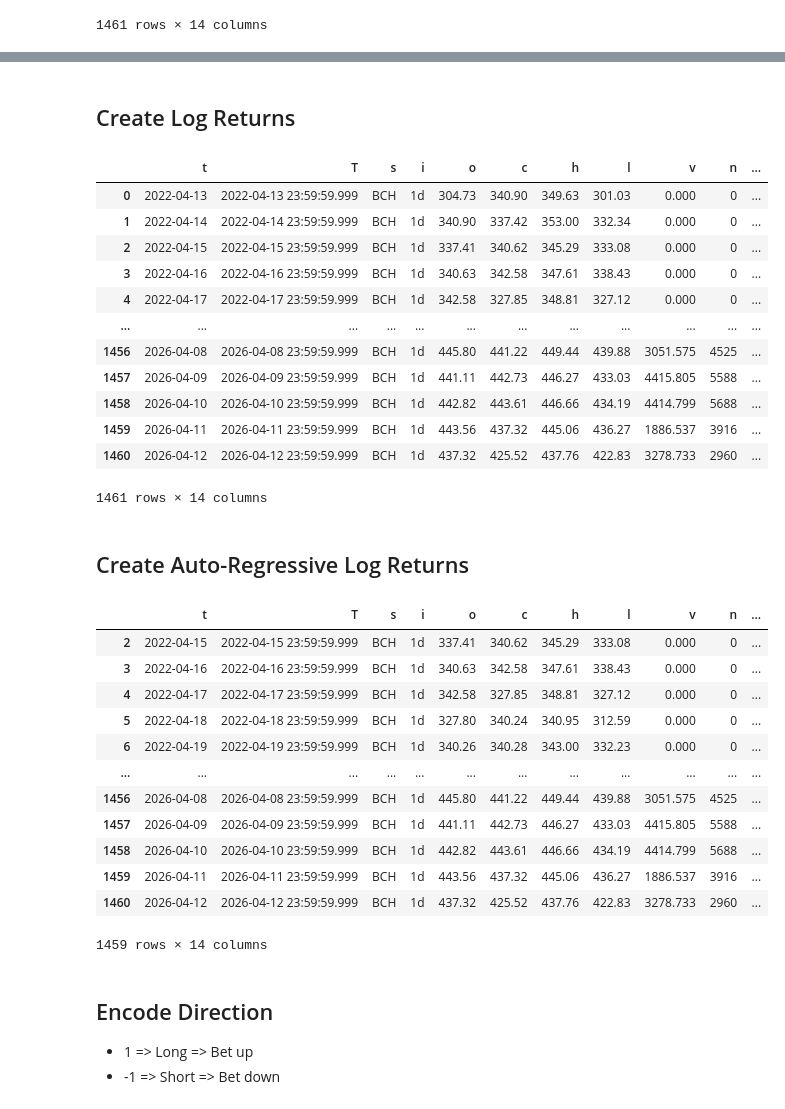
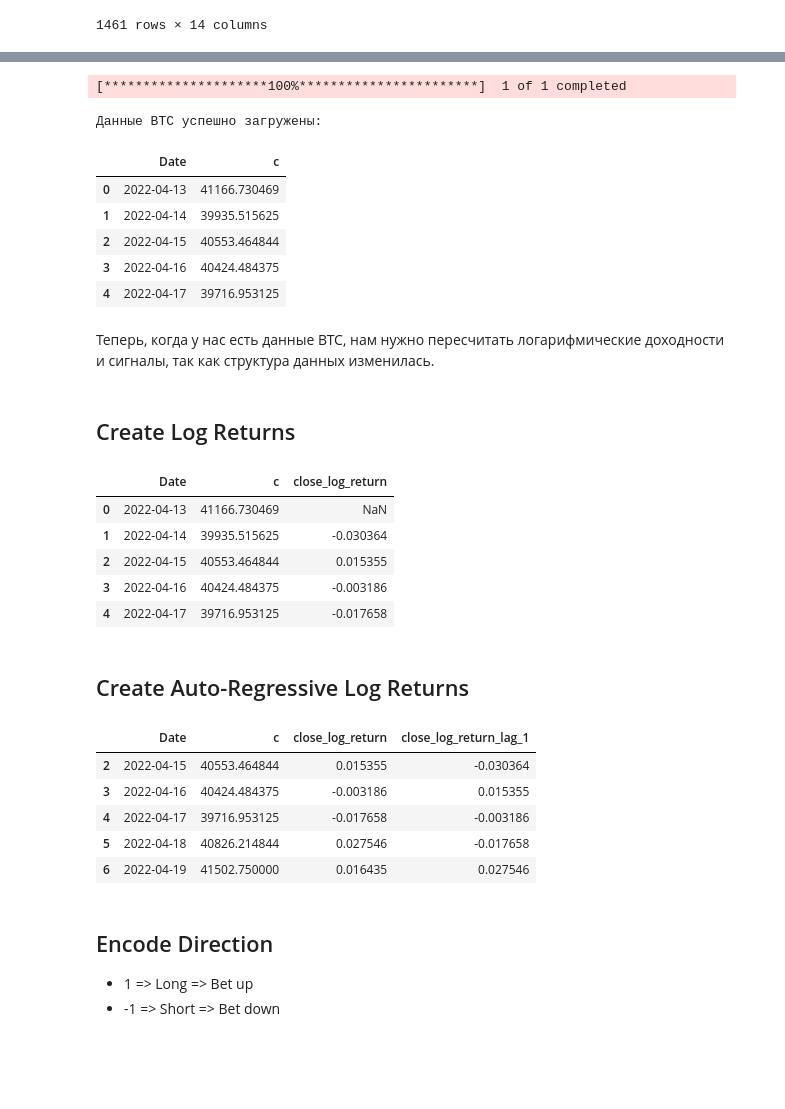
Before and after one commit to alxmzr/Colab, a Jupyter notebook: mean_reversion_strategy_with_fees.ipynb, the cells around one changed output, grey strips where cells are left out. Saved outputs shown, nothing was run; the diff lists cells and outputs as text; code cells hidden in the pictures; blank space fills up the shorter version.

```diff
--- a/mean_reversion_strategy_with_fees.ipynb
+++ b/mean_reversion_strategy_with_fees.ipynb
@@ -47,42 +67,54 @@ df
+# %%
+import yfinance as yf
+
+# Загружаем данные BTC-USD
+# Мы возьмем тот же период или последние несколько лет для анализа
+btc_data = yf.download('BTC-USD', start='2022-04-13')
+
+# Приводим структуру к нашему формату (используем цену Close как 'c')
+df = btc_data[['Close']].copy()
+df.columns = ['c']
+df.reset_index(inplace=True)
+
+print("Данные BTC успешно загружены:")
+display(df.head())
+# %% [output]
+[*********************100%***********************]  1 of 1 completed
+Данные BTC успешно загружены:
+|  | Date | c |
+| 0 | 2022-04-13 | 41166.730469 |
+| 1 | 2022-04-14 | 39935.515625 |
+| 2 | 2022-04-15 | 40553.464844 |
+| 3 | 2022-04-16 | 40424.484375 |
+| 4 | 2022-04-17 | 39716.953125 |
+# %% [markdown]
+Теперь, когда у нас есть данные BTC, нам нужно пересчитать логарифмические доходности и сигналы, так как структура данных изменилась.
 # %% [markdown]
 ## Create Log Returns
 # %%
-df['close_log_return'] = np.log(df['c']/df['c'].shift(1))
-df
+df = df.copy()
+df['close_log_return'] = np.log(df['c'] / df['c'].shift(1))
+display(df.head())
 # %% [output]
-|  | t | T | s | i | o | c | h | l | v | n | ... |
-| 0 | 2022-04-13 | 2022-04-13 23:59:59.999 | BCH | 1d | 304.73 | 340.90 | 349.63 | 301.03 | 0.000 | 0 | ... |
-| 1 | 2022-04-14 | 2022-04-14 23:59:59.999 | BCH | 1d | 340.90 | 337.42 | 353.00 | 332.34 | 0.000 | 0 | ... |
-| 2 | 2022-04-15 | 2022-04-15 23:59:59.999 | BCH | 1d | 337.41 | 340.62 | 345.29 | 333.08 | 0.000 | 0 | ... |
-| 3 | 2022-04-16 | 2022-04-16 23:59:59.999 | BCH | 1d | 340.63 | 342.58 | 347.61 | 338.43 | 0.000 | 0 | ... |
-| 4 | 2022-04-17 | 2022-04-17 23:59:59.999 | BCH | 1d | 342.58 | 327.85 | 348.81 | 327.12 | 0.000 | 0 | ... |
-| ... | ... | ... | ... | ... | ... | ... | ... | ... | ... | ... | ... |
-| 1456 | 2026-04-08 | 2026-04-08 23:59:59.999 | BCH | 1d | 445.80 | 441.22 | 449.44 | 439.88 | 3051.575 | 4525 | ... |
-| 1457 | 2026-04-09 | 2026-04-09 23:59:59.999 | BCH | 1d | 441.11 | 442.73 | 446.27 | 433.03 | 4415.805 | 5588 | ... |
-| 1458 | 2026-04-10 | 2026-04-10 23:59:59.999 | BCH | 1d | 442.82 | 443.61 | 446.66 | 434.19 | 4414.799 | 5688 | ... |
-| 1459 | 2026-04-11 | 2026-04-11 23:59:59.999 | BCH | 1d | 443.56 | 437.32 | 445.06 | 436.27 | 1886.537 | 3916 | ... |
-| 1460 | 2026-04-12 | 2026-04-12 23:59:59.999 | BCH | 1d | 437.32 | 425.52 | 437.76 | 422.83 | 3278.733 | 2960 | ... |
+|  | Date | c | close_log_return |
+| 0 | 2022-04-13 | 41166.730469 | NaN |
+| 1 | 2022-04-14 | 39935.515625 | -0.030364 |
+| 2 | 2022-04-15 | 40553.464844 | 0.015355 |
+| 3 | 2022-04-16 | 40424.484375 | -0.003186 |
+| 4 | 2022-04-17 | 39716.953125 | -0.017658 |
-1461 rows × 14 columns
 # %% [markdown]
 ## Create Auto-Regressive Log Returns
 # %%
 df['close_log_return_lag_1'] = df['close_log_return'].shift(1)
-df = df.dropna()
-df
+df = df.dropna().copy()
+display(df.head())
 # %% [output]
-|  | t | T | s | i | o | c | h | l | v | n | ... |
-| 2 | 2022-04-15 | 2022-04-15 23:59:59.999 | BCH | 1d | 337.41 | 340.62 | 345.29 | 333.08 | 0.000 | 0 | ... |
-| 3 | 2022-04-16 | 2022-04-16 23:59:59.999 | BCH | 1d | 340.63 | 342.58 | 347.61 | 338.43 | 0.000 | 0 | ... |
-| 4 | 2022-04-17 | 2022-04-17 23:59:59.999 | BCH | 1d | 342.58 | 327.85 | 348.81 | 327.12 | 0.000 | 0 | ... |
-| 5 | 2022-04-18 | 2022-04-18 23:59:59.999 | BCH | 1d | 327.80 | 340.24 | 340.95 | 312.59 | 0.000 | 0 | ... |
-| 6 | 2022-04-19 | 2022-04-19 23:59:59.999 | BCH | 1d | 340.26 | 340.28 | 343.00 | 332.23 | 0.000 | 0 | ... |
-| ... | ... | ... | ... | ... | ... | ... | ... | ... | ... | ... | ... |
-| 1456 | 2026-04-08 | 2026-04-08 23:59:59.999 | BCH | 1d | 445.80 | 441.22 | 449.44 | 439.88 | 3051.575 | 4525 | ... |
-| 1457 | 2026-04-09 | 2026-04-09 23:59:59.999 | BCH | 1d | 441.11 | 442.73 | 446.27 | 433.03 | 4415.805 | 5588 | ... |
-| 1458 | 2026-04-10 | 2026-04-10 23:59:59.999 | BCH | 1d | 442.82 | 443.61 | 446.66 | 434.19 | 4414.799 | 5688 | ... |
-| 1459 | 2026-04-11 | 2026-04-11 23:59:59.999 | BCH | 1d | 443.56 | 437.32 | 445.06 | 436.27 | 1886.537 | 3916 | ... |
-| 1460 | 2026-04-12 | 2026-04-12 23:59:59.999 | BCH | 1d | 437.32 | 425.52 | 437.76 | 422.83 | 3278.733 | 2960 | ... |
+|  | Date | c | close_log_return | close_log_return_lag_1 |
+| 2 | 2022-04-15 | 40553.464844 | 0.015355 | -0.030364 |
+| 3 | 2022-04-16 | 40424.484375 | -0.003186 | 0.015355 |
+| 4 | 2022-04-17 | 39716.953125 | -0.017658 | -0.003186 |
+| 5 | 2022-04-18 | 40826.214844 | 0.027546 | -0.017658 |
+| 6 | 2022-04-19 | 41502.750000 | 0.016435 | 0.027546 |
-1459 rows × 14 columns
 # %% [markdown]
 ## Encode Direction
 
```
Also changed, not shown: parts of 13 cells of this notebook.
